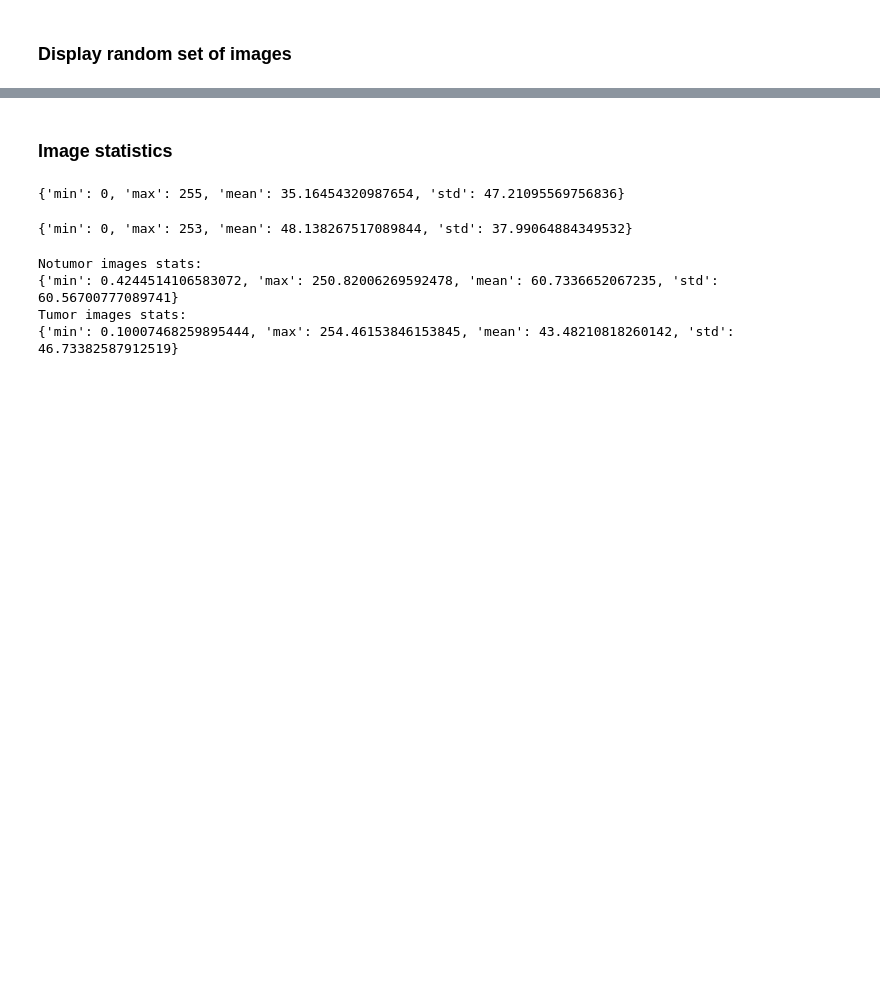
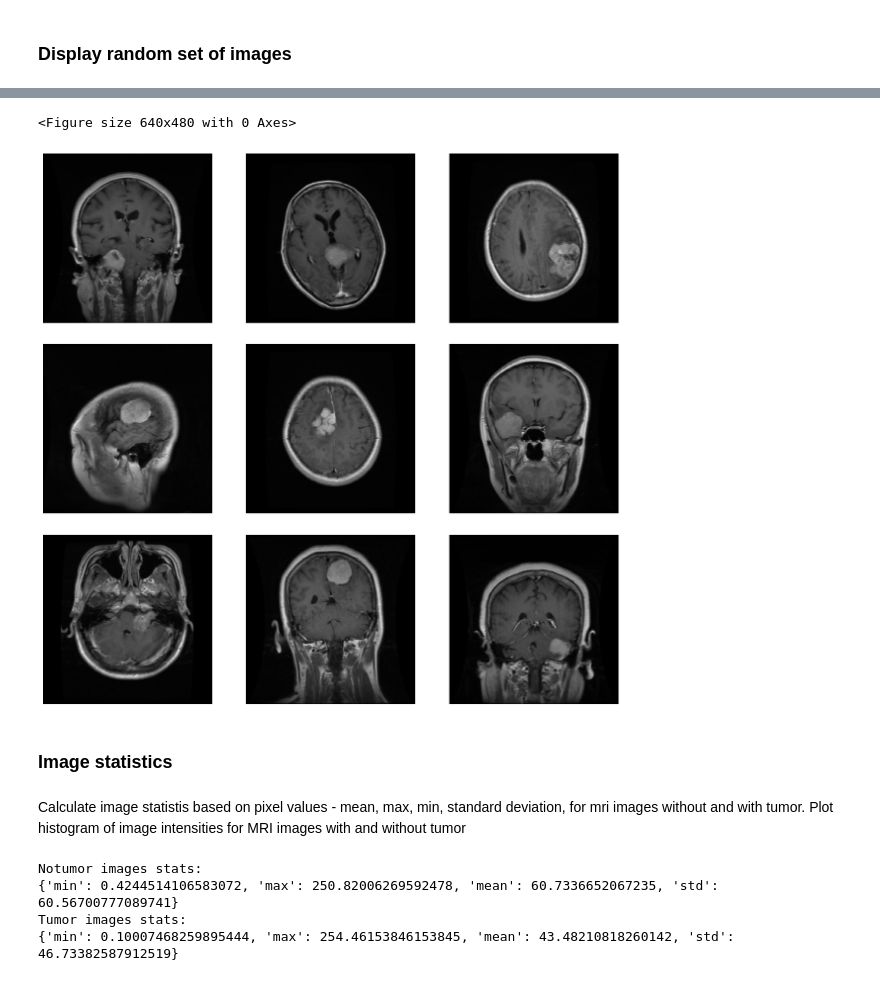
Before and after one commit to elliemci/vision-transformer-models, a Jupyter notebook: image_classification/mri_data_processing.ipynb, the cells around one changed output, grey strips where cells are left out. Drawn from its saved outputs; the diff is of its cells as text; code cells hidden in the pictures; blank space fills up the shorter version.

```diff
--- a/image_classification/mri_data_processing.ipynb
+++ b/image_classification/mri_data_processing.ipynb
@@ -130,3 +127,11 @@ display_images_from_folder(timg_dir, 10, 5, 2)
+# %%
+# 9 random tumor images
+display_images_from_folder(timg_dir, 9, 3, 3)
+# %% [output]
+<Figure size 640x480 with 0 Axes>
+[figure, added]
 # %% [markdown]
 ### Image statistics
+# %% [markdown]
+Calculate image statistis based on pixel values - mean, max, min, standard deviation, for mri images without and with tumor. Plot histogram of image intensities for MRI images with and without tumor
 # %%
@@ -149,18 +188,0 @@ def image_stats(image):
-# %%
-# compute the statistics of the first image in normal dir as a NumPy array
-img_dir = nimg_dir
-
-img = cv2.imread(img_dir + os.listdir(img_dir)[0])
-stats = image_stats(img)
-print(stats)
-# %% [output]
-{'min': 0, 'max': 255, 'mean': 35.16454320987654, 'std': 47.21095569756836}
-# %%
-# compute the statistics of the first image in tumor dir as a NumPy array
-img_dir = timg_dir
-
-img = cv2.imread(img_dir + os.listdir(img_dir)[0])
-stats = image_stats(img)
-print(stats)
-# %% [output]
-{'min': 0, 'max': 253, 'mean': 48.138267517089844, 'std': 37.99064884349532}
```
Also changed, not shown: parts of 15 cells of this notebook.
